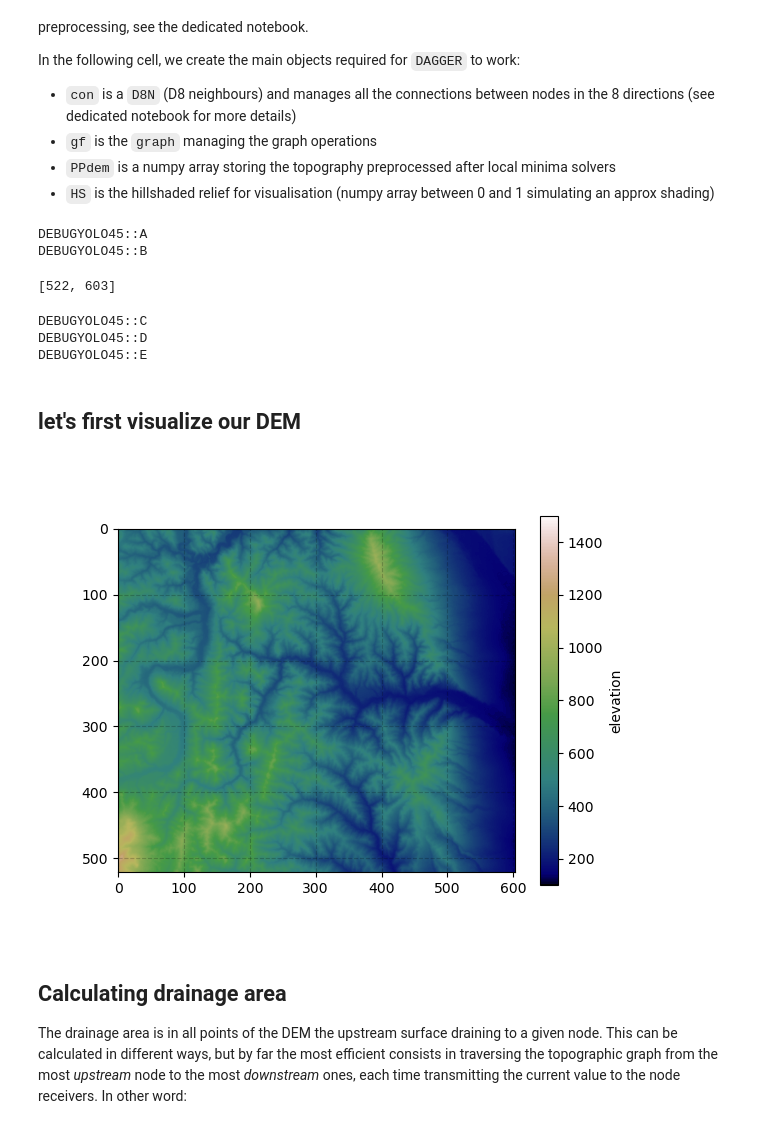
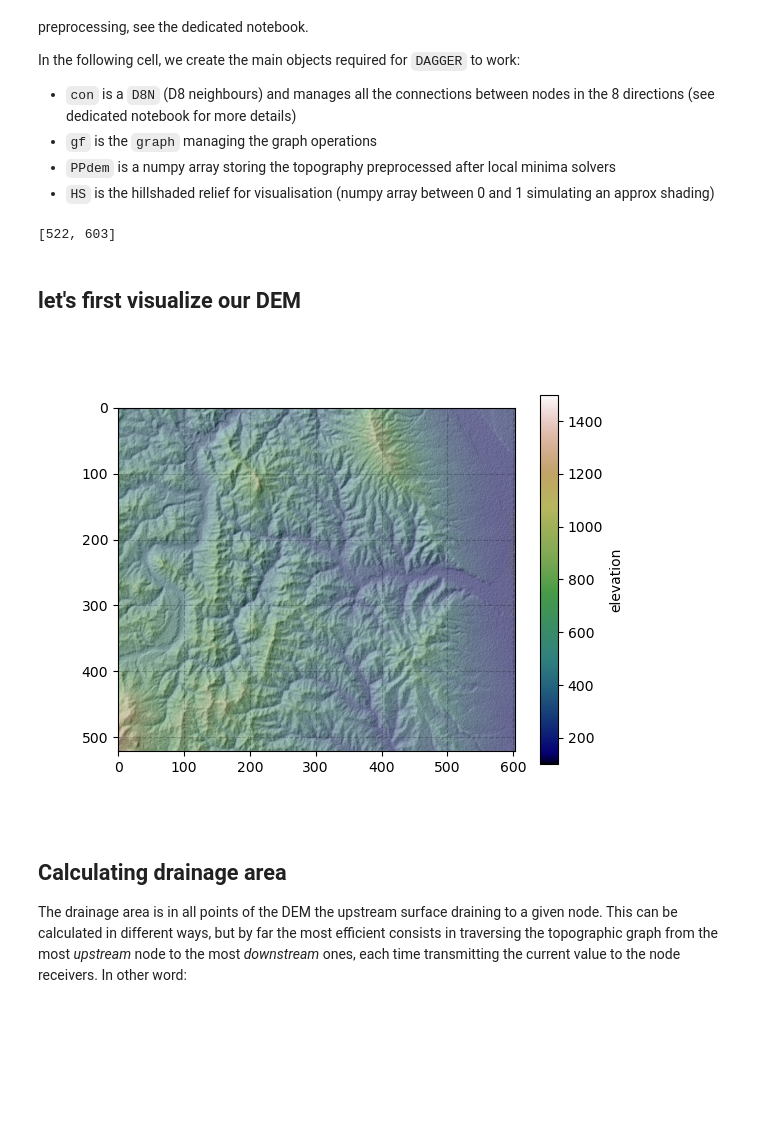
Before and after one commit to bgailleton/DAGGER, a Jupyter notebook: wrappers/python/demo/drainage_area-Copy1.ipynb, the cells around one changed output. Drawn from its saved outputs; the diff is of its cells as text; code cells hidden in the pictures; blank space fills up the shorter version.

```diff
--- a/wrappers/python/demo/drainage_area-Copy1.ipynb
+++ b/wrappers/python/demo/drainage_area-Copy1.ipynb
@@ -33,32 +33,28 @@ In the following cell, we create the main objects required for `DAGGER` to work:
 - `HS` is the hillshaded relief for visualisation (numpy array between 0 and 1 simulating an approx shading)
 # %%
 dem = load_raster("example.tif")
+dem["array"] += np.random.rand(*dem["array"].shape) * 20
 
-con = dag.D4N(dem["nx"], dem["ny"], dem["dx"], dem["dy"], dem["x_min"], dem["y_min"])
-gf = dag.graphD4(dem["nx"] * dem["ny"], 4)
+con = dag.D8N(dem["nx"], dem["ny"], dem["dx"], dem["dy"], dem["x_min"], dem["y_min"])
+gf = dag.graph(dem["nx"] * dem["ny"], 8)
 gf.init_graph(con)
-gf.set_LMR_method(dag.LMR.cordonnier_carve)
+gf.set_LMR_method(dag.LMR.none)
 PPdem = gf.compute_graph(dem['array'].ravel(), con, False, True)
-# HS = dag.hillshade(con,PPdem)
+HS = dag.hillshade(con,PPdem)
 rshp = [dem['ny'], dem['nx']]
 rshp
 # %% [output]
-DEBUGYOLO45::A
-DEBUGYOLO45::B
+[522, 603]
-[522, 603]
-DEBUGYOLO45::C
-DEBUGYOLO45::D
-DEBUGYOLO45::E
 # %% [markdown]
 ## let's first visualize our DEM
 # %%
 fig, ax = plt.subplots()
 cb = ax.imshow(PPdem.reshape(rshp), cmap = 'gist_earth', vmin =100, vmax = 1500)
-# ax.imshow(HS.reshape(rshp), cmap = 'gray', alpha = 0.6)
+ax.imshow(HS.reshape(rshp), cmap = 'gray', alpha = 0.6)
 plt.colorbar(cb, label = "elevation")
 ax.grid(ls = '--', alpha = 0.2, color = 'k')
 # %% [output]
-[figure, old version]
+[figure, new version]
 # %% [markdown]
 ## Calculating drainage area
 
```
Also changed, not shown: parts of 4 cells of this notebook, 5 other files.
